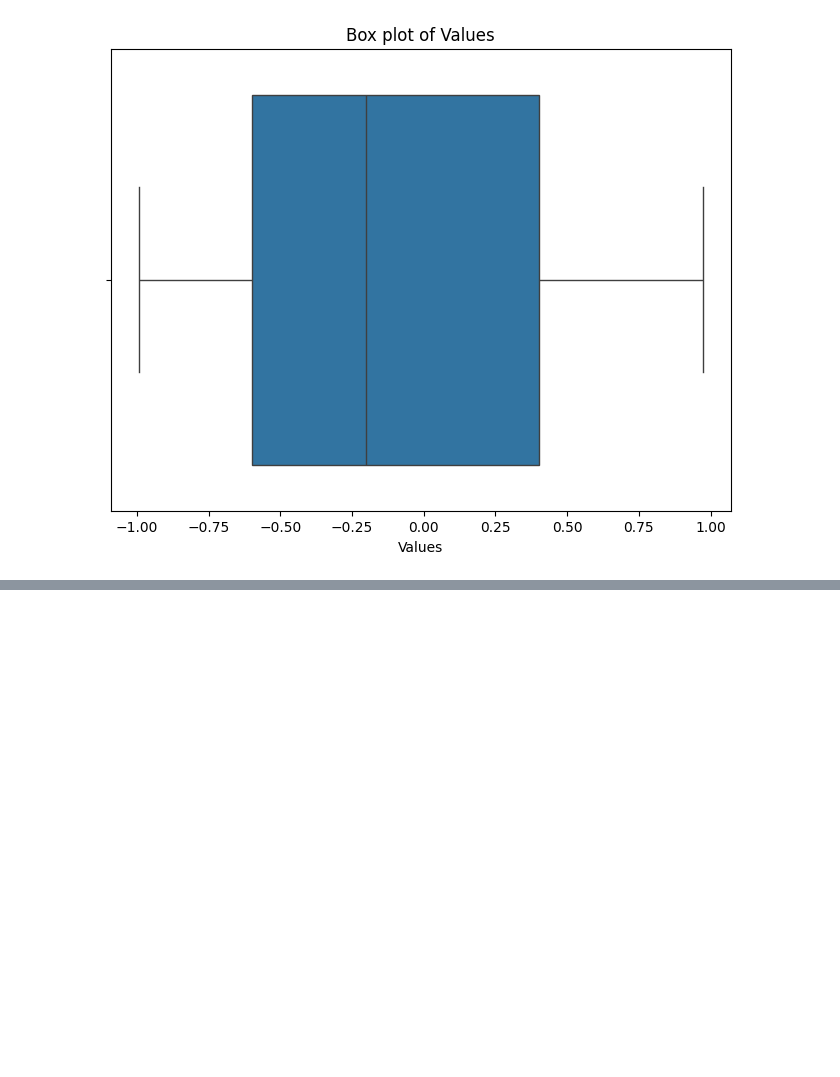
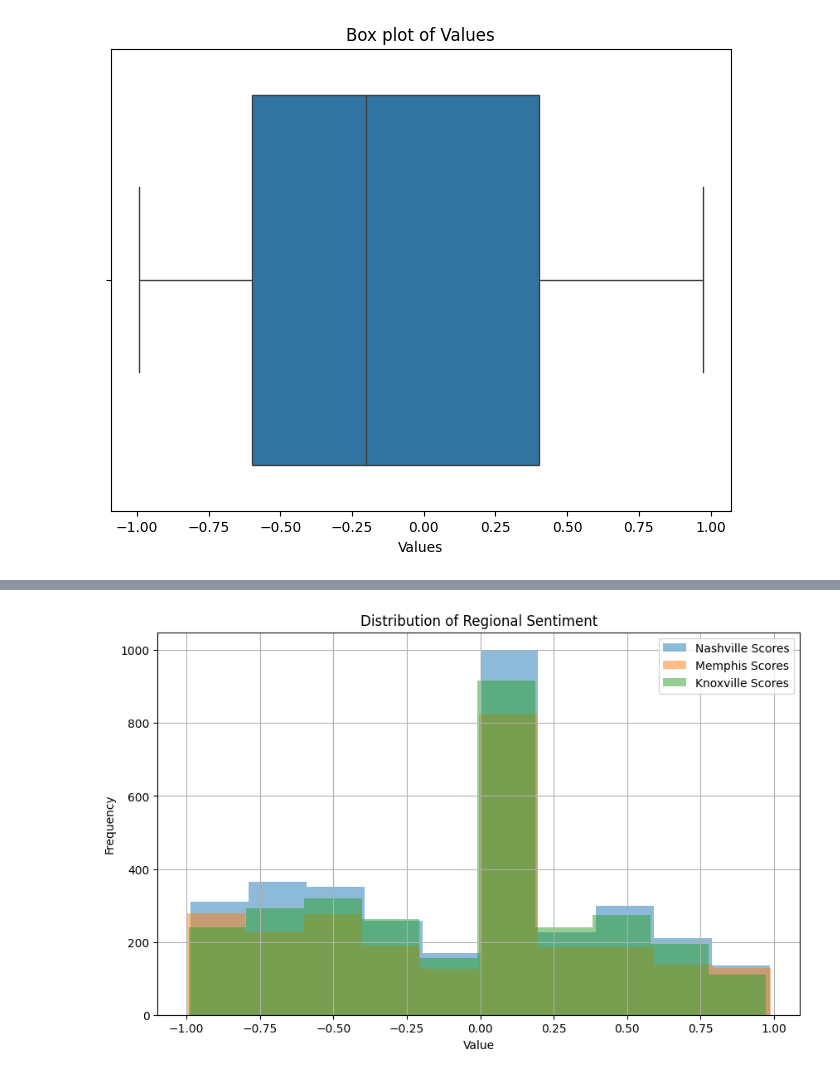
Before and after one commit to Nallaka/sentiment, a Jupyter notebook: notebooks/sentiment.ipynb, the cells around one changed output, grey strips where cells are left out. Saved outputs shown, nothing was run; the diff lists cells and outputs as text; code cells hidden in the pictures; blank space fills up the shorter version.

```diff
--- a/notebooks/sentiment.ipynb
+++ b/notebooks/sentiment.ipynb
@@ -683,0 +684,21 @@ plt.show()
+# %%
+# Plotting
+plt.figure(figsize=(10, 6))
+
+# Plotting the distribution of data1
+plt.hist(nashville_scores['nltk'], bins=10, alpha=0.5, label='Nashville Scores')
+
+# Plotting the distribution of data2
+plt.hist(memphis_scores['nltk'], bins=10, alpha=0.5, label='Memphis Scores')
+
+# Plotting the distribution of data3
+plt.hist(knoxville_scores['nltk'], bins=10, alpha=0.5, label='Knoxville Scores')
+
+plt.title('Distribution of Regional Sentiment')
+plt.xlabel('Value')
+plt.ylabel('Frequency')
+plt.legend()
+plt.grid(True)
+plt.show()
+# %% [output]
+[figure, added]
```
Also changed, not shown: parts of 5 cells of this notebook.
